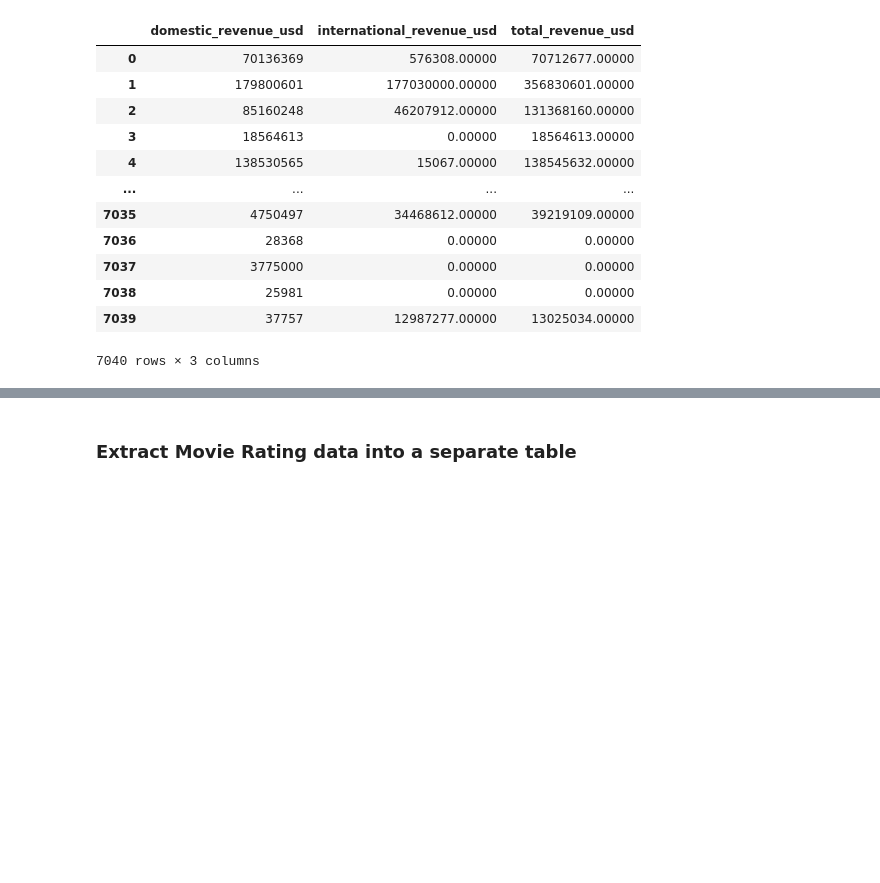
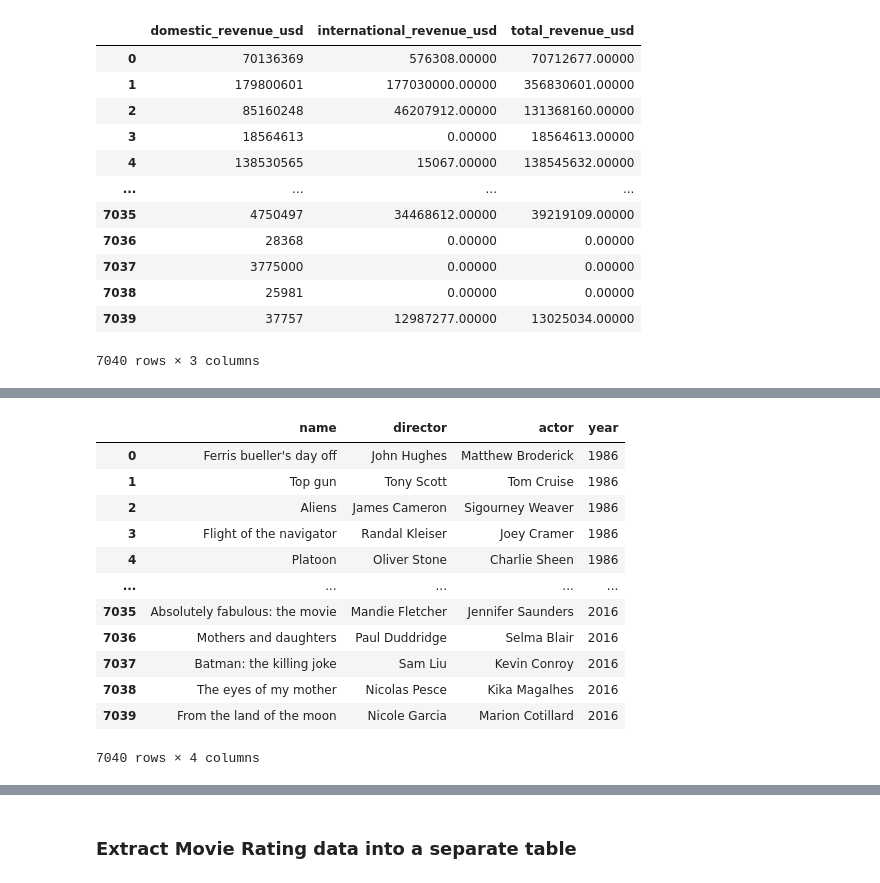
Before and after one commit to IrinaUX/Group7-ETL-Project, a Jupyter notebook: ETL_final.ipynb, the cells around one changed output, grey strips where cells are left out. Saved outputs shown, nothing was run; the diff lists cells and outputs as text; code cells hidden in the pictures; blank space fills up the shorter version.

```diff
--- a/ETL_final.ipynb
+++ b/ETL_final.ipynb
@@ -475,0 +529,4 @@ combined_gross_info[['domestic_revenue_usd', 'international_revenue_usd', 'total
+# %%
+# Re-arrange the columns and write into new table
+movies = combined_gross_info[['name','total_revenue_usd','international_revenue_usd','domestic_revenue_usd',
+                              'director','actor','writer','genre','rating','company','country','year']]
@@ -475,0 +542,17 @@ combined_gross_info[['domestic_revenue_usd', 'international_revenue_usd', 'total
+# %%
+temp_table = movies[['name', 'director', 'actor','year']]
+temp_table
+# %% [output]
+|  | name | director | actor | year |
+| 0 | Ferris bueller's day off | John Hughes | Matthew Broderick | 1986 |
+| 1 | Top gun | Tony Scott | Tom Cruise | 1986 |
+| 2 | Aliens | James Cameron | Sigourney Weaver | 1986 |
+| 3 | Flight of the navigator | Randal Kleiser | Joey Cramer | 1986 |
+| 4 | Platoon | Oliver Stone | Charlie Sheen | 1986 |
+| ... | ... | ... | ... | ... |
+| 7035 | Absolutely fabulous: the movie | Mandie Fletcher | Jennifer Saunders | 2016 |
+| 7036 | Mothers and daughters | Paul Duddridge | Selma Blair | 2016 |
+| 7037 | Batman: the killing joke | Sam Liu | Kevin Conroy | 2016 |
+| 7038 | The eyes of my mother | Nicolas Pesce | Kika Magalhes | 2016 |
+| 7039 | From the land of the moon | Nicole Garcia | Marion Cotillard | 2016 |
+7040 rows × 4 columns
```
Also changed, not shown: parts of 22 cells of this notebook, 1 other file.
